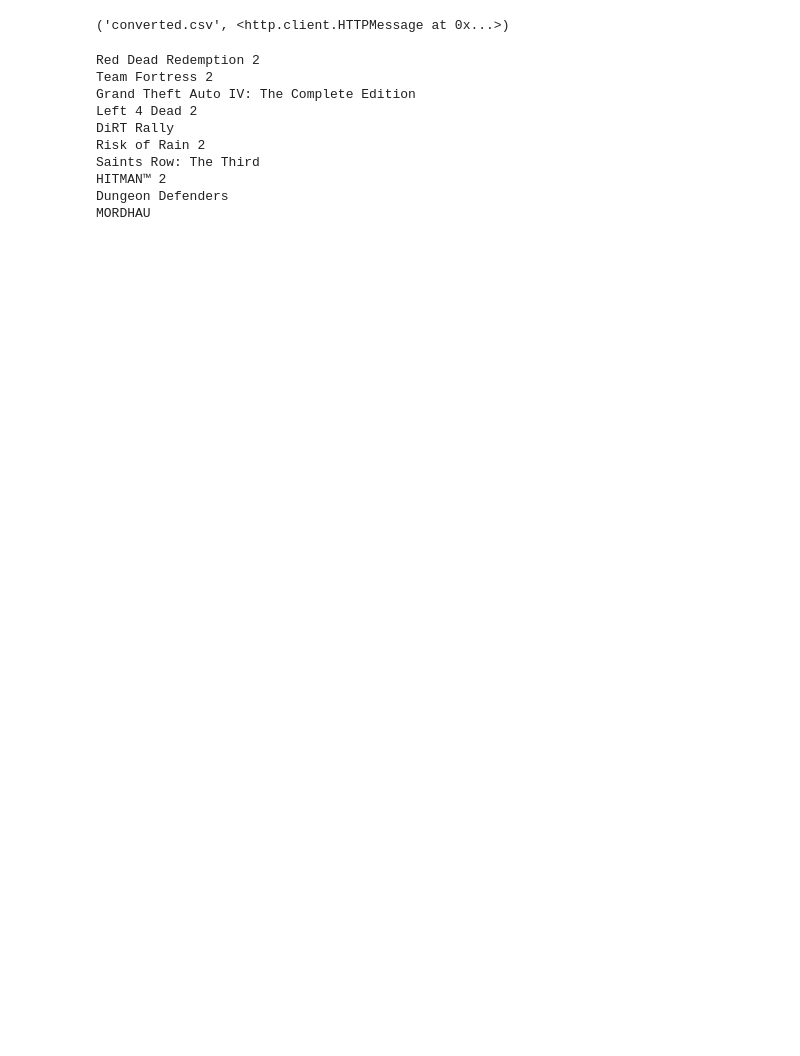
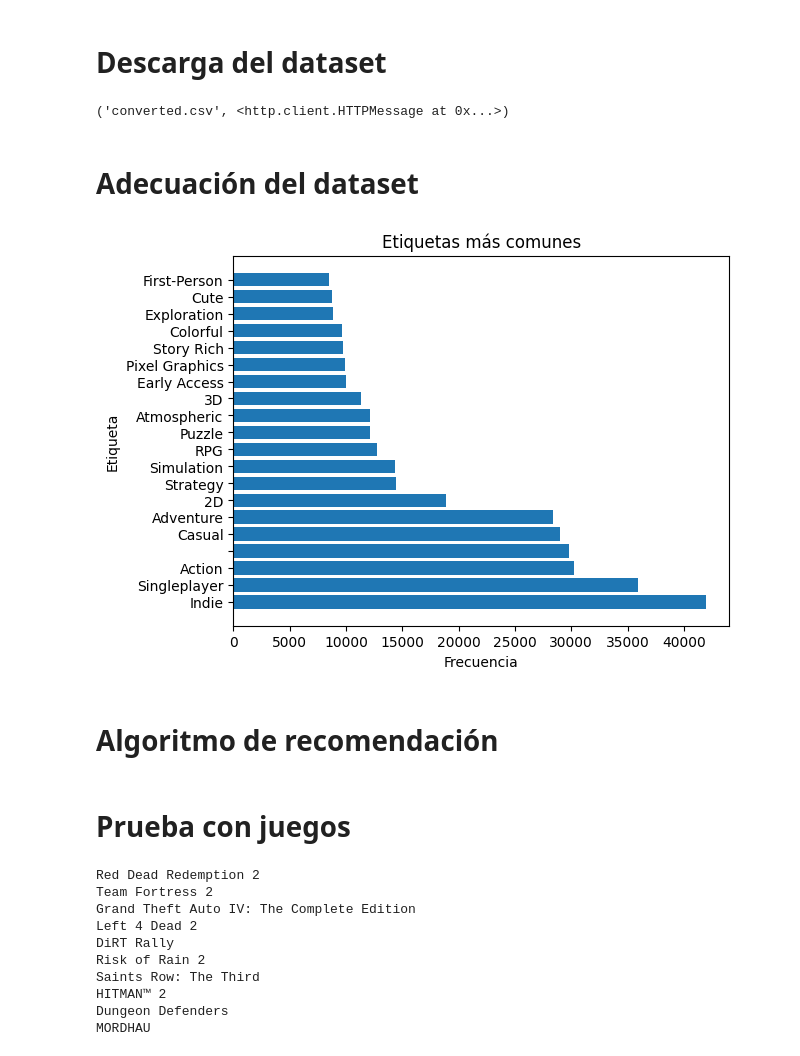
Before and after one commit to itsErik-13/Test, a Jupyter notebook: test.ipynb, the cells around one changed output. Saved outputs shown, nothing was run; the diff lists cells and outputs as text; code cells hidden in the pictures; blank space fills up the shorter version.

```diff
--- a/test.ipynb
+++ b/test.ipynb
@@ -7,21 +9,48 @@ import urllib.request
+# %% [markdown]
+# Descarga del **dataset**
 # %%
 urllib.request.urlretrieve("https://drive.usercontent.google.com/download?id=1S2rBtlONWMG2t2aXUBu651s27zFqIHPr&export=download&authuser=0&confirm=t&uuid=93c00f5c-a0b5-4cee-a111-569330013491&at=AENtkXYVY3zj6r4LR6X7sAx8Kw8n%3A1732468742225", "converted.csv")
 
 # En caso de no funcionar la descaga descargar manualmente desde https://drive.google.com/file/d/1S2rBtlONWMG2t2aXUBu651s27zFqIHPr y guardarlo bajo el nombre converted.csv
 # %% [output]
 ('converted.csv', <http.client.HTTPMessage at 0x...>)
+# %% [markdown]
+# Adecuación del dataset
 # %%
-df = pd.read_csv('converted.csv')  # Reemplaza con la ruta a tu archivo
+# Leemos el archivo
+df = pd.read_csv('converted.csv')
 
+# Seleccionamos las columnas que nos interesan
 df = df[['Name', 'Genres', 'Tags', 'Categories', 'Positive', 'Negative', 'Header image', 'Metacritic score']]
 
 df = df.fillna('')
+
+
+# Contar las etiquetas mas comunes
+tags = df['Tags'].str.split(',')  # Divide las etiquetas
+all_tags = [tag.strip() for sublist in tags.dropna() for tag in sublist]
+tag_counts = Counter(all_tags).most_common(20)  # Las 20 más comunes
+
+# Gráfico de barras
+plt.barh([tag[0] for tag in tag_counts], [tag[1] for tag in tag_counts])
+plt.xlabel("Frecuencia")
+plt.ylabel("Etiqueta")
+plt.title("Etiquetas más comunes")
+plt.show()
+
+# Dividimos las etiquetas
 for col in ['Genres', 'Tags', 'Categories']:
     df[col] = df[col].apply(lambda x: x.split(', ') if isinstance(x, str) else [])
 
+
+# Creamos una nueva columna con las características combinadas
 df['combined_features'] = df['Genres'].apply(lambda x: ' '.join(x)) + ' ' + \
                           df['Tags'].apply(lambda x: ' '.join(x)) + ' ' + \
                           df['Categories'].apply(lambda x: ' '.join(x))
+# %% [output]
+[figure, added]
+# %% [markdown]
+# Algoritmo de recomendación
 # %%
 # Crear el vectorizador TF-IDF
 tfidf = TfidfVectorizer(stop_words='english')
@@ -80,6 +109,8 @@ def recommend_from_likes(game_names):
 
     for game in recommendations:
         print(game['name'])
+# %% [markdown]
+# Prueba con juegos
 # %%
 recommend_from_likes(['Counter-Strike: Global Offensive', 'Grand Theft Auto V', 'The Witcher 3: Wild Hunt'])
 # %% [output]
```
Also changed, not shown: parts of 1 cell of this notebook.
